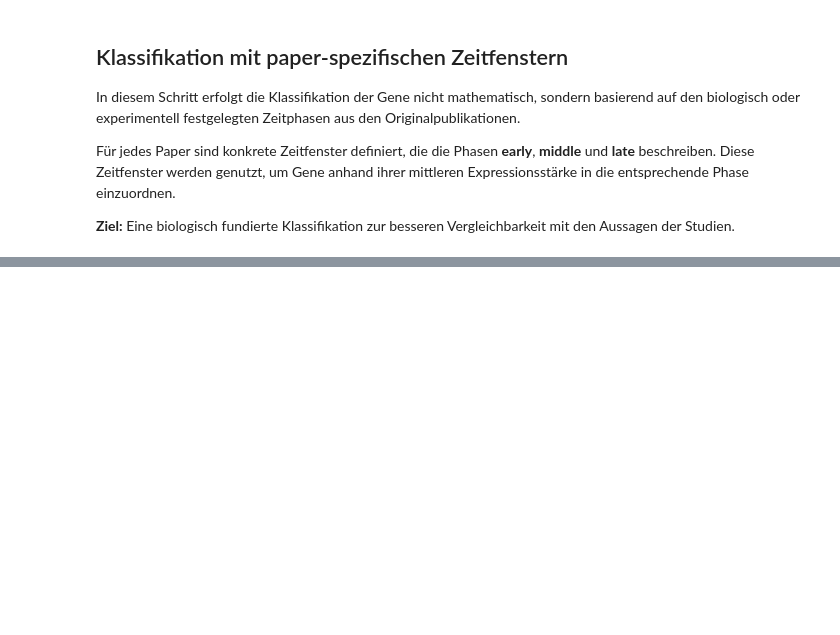
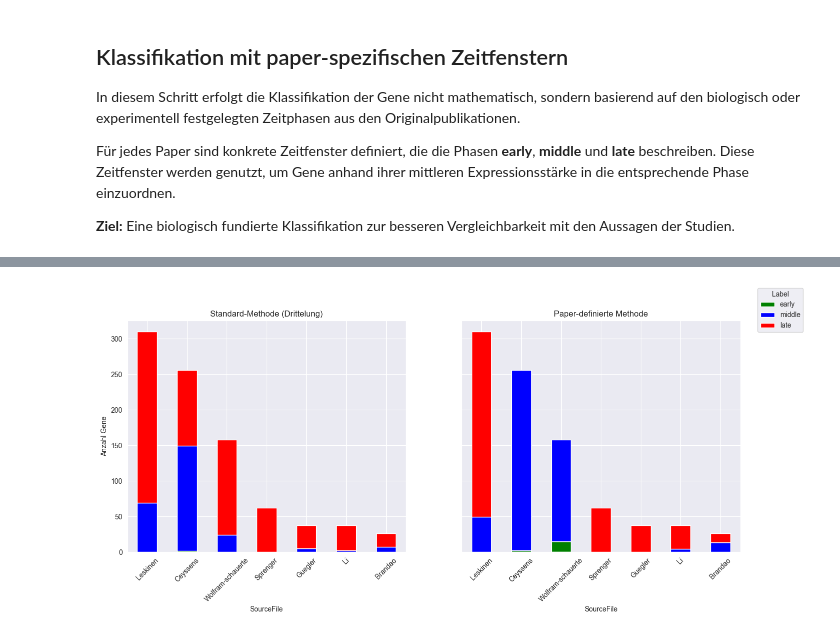
Before and after one commit to TP25-Phage-Infection-Classifiers/main, a Jupyter notebook: notebooks/labeling_US4.ipynb, the cells around one changed output, grey strips where cells are left out. Drawn from its saved outputs; the diff is of its cells as text; code cells hidden in the pictures; blank space fills up the shorter version.

Commit message:
Worked on User Story 5-7, changed some Code Structure from the labeling_US4.ipynb.

```diff
--- a/notebooks/labeling_US4.ipynb
+++ b/notebooks/labeling_US4.ipynb
@@ -422,0 +329,19 @@ Anzahl gleich gelabelter Gene: 27269
+# %%
+# Ergebnisse der Standard-Klassifikation anzeigen
+if all_results:
+    final_phage_genes = pd.concat(all_results, ignore_index=True)
+    display(final_phage_genes.head(10))  # Zeige erste 10 Ergebnisse
+
+    # Übersicht 1: Verteilung der Labels gesamt
+    print("\nAnzahl Gene je Label (gesamt):")
+    print(final_phage_genes['Label'].value_counts())
+
+    # Übersicht 2: Verteilung der Labels je Datei
+    print("\nVerteilung je Datei:")
+    label_counts_per_file = final_phage_genes.groupby(['SourceFile', 'Label']).size().unstack(fill_value=0)
+    display(label_counts_per_file)
+
+    # Optional: Ergebnisse als CSV speichern
+    # final_phage_genes.to_csv("data/gene_labels_all_files.csv", index=False)
+else:
+    print("Keine gültigen Dateien verarbeitet.")
@@ -422,0 +421,74 @@ Anzahl gleich gelabelter Gene: 27269
+# %%
+import pandas as pd
+import matplotlib.pyplot as plt
+
+# === Hilfsfunktion: Dateinamen auf kurze Papernamen reduzieren ===
+def extract_paper_short_name(filename):
+    """
+    Ermittelt anhand des Dateinamens den zugehörigen Paper-Kurznamen.
+    """
+    papers = [
+        "brandao", "ceyssens", "guegler", "leskinen",
+        "li", "sprenger", "wolfram-schauerte"
+    ]
+    filename_lower = filename.lower()
+    for paper in papers:
+        if paper in filename_lower:
+            return paper.capitalize()  # z.B. "Li", "Sprenger"
+    return filename  # Falls kein Match, gib Originalname zurück
+
+# === Gruppiere Gene pro Label und Datei für beide Methoden ===
+label_counts_std = final_phage_genes.groupby(['SourceFile', 'Label']).size().unstack(fill_value=0)
+label_counts_paper = final_phage_genes_paper_defined.groupby(['SourceFile', 'Label']).size().unstack(fill_value=0)
+
+# === Gemeinsame Sortierung der Dateien nach Anzahl gelabelter Gene ===
+label_order = ["early", "middle", "late"]
+label_counts_std = label_counts_std.reindex(columns=label_order)
+label_counts_paper = label_counts_paper.reindex(columns=label_order)
+ordered_files = label_counts_std.sum(axis=1).sort_values(ascending=False).index
+label_counts_std = label_counts_std.loc[ordered_files]
+label_counts_paper = label_counts_paper.reindex(ordered_files).fillna(0)
+
+# === Kürze die Dateinamen für X-Achse (z.B. „Li“, „Sprenger“) ===
+short_labels = [extract_paper_short_name(f) for f in ordered_files]
+
+# === Erstelle zwei nebeneinanderliegende Balkendiagramme ===
+fig, axes = plt.subplots(1, 2, figsize=(14, 6), sharey=True)
+
+colors = {"early": "green", "middle": "blue", "late": "red"}
+color_list = [colors[label] for label in label_order]
+
+# Plot 1: Klassifikation mit Standard-Methode
+label_counts_std.plot(
+    kind='bar',
+    stacked=True,
+    color=color_list,
+    ax=axes[0],
+    legend=False
+)
+axes[0].set_title("Standard-Methode (Drittelung)")
+axes[0].set_ylabel("Anzahl Gene")
+axes[0].set_xticks(range(len(short_labels)))
+axes[0].set_xticklabels(short_labels, rotation=45, fontsize=10)
+
+# Plot 2: Klassifikation mit paper-definierter Methode
+label_counts_paper.plot(
+    kind='bar',
+    stacked=True,
+    color=color_list,
+    ax=axes[1],
+    legend=False
+)
+axes[1].set_title("Paper-definierte Methode")
+axes[1].set_xticks(range(len(short_labels)))
+axes[1].set_xticklabels(short_labels, rotation=45, fontsize=10)
+
+# === Gemeinsame Legende außerhalb der Diagramme platzieren ===
+handles, labels = axes[1].get_legend_handles_labels()
+fig.legend(handles, labels, title="Label", bbox_to_anchor=(1.02, 1), loc='upper left')
+
+# === Layout optimieren ===
+plt.subplots_adjust(right=1)
+plt.show()
+# %% [output]
+[figure, added]
```
Also changed, not shown: parts of 13 cells of this notebook.
